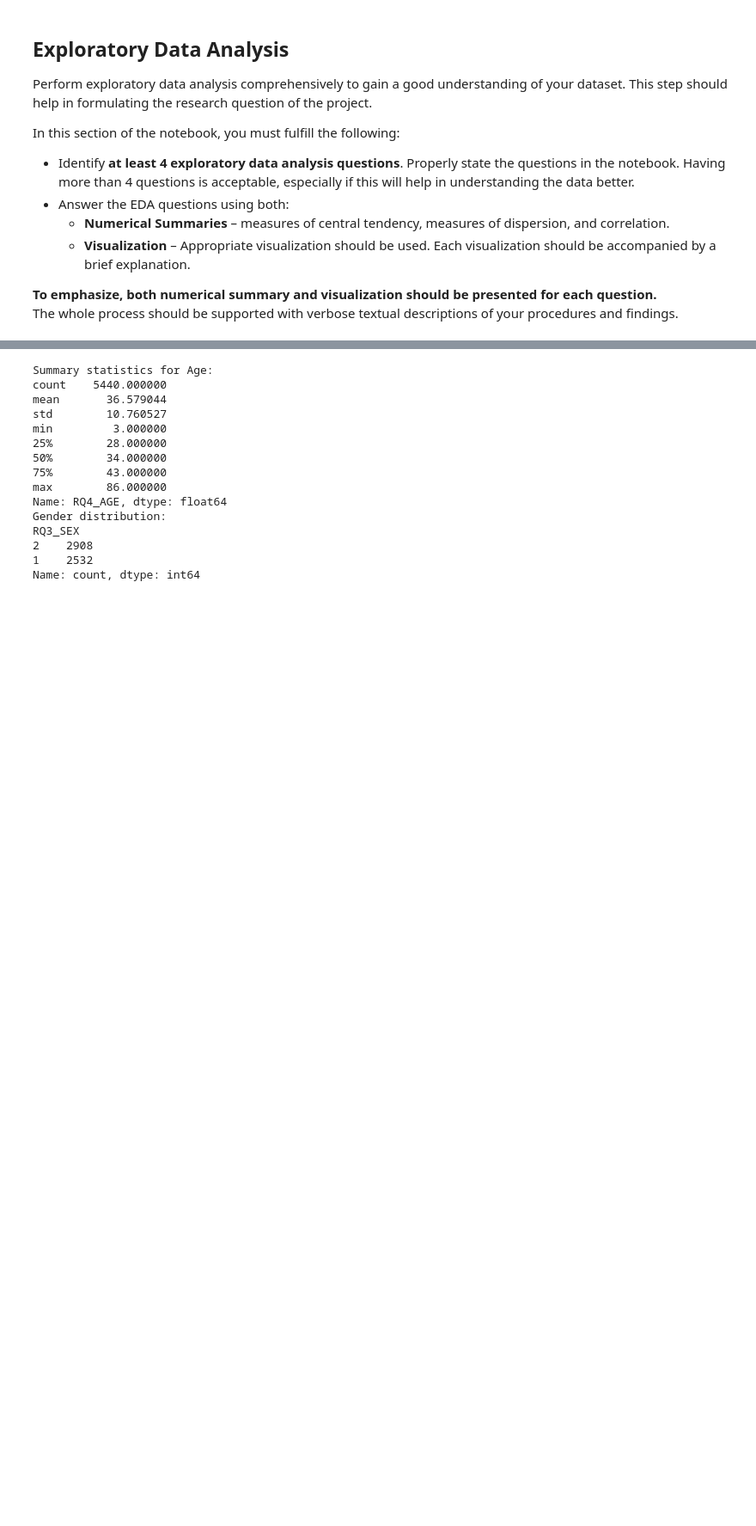
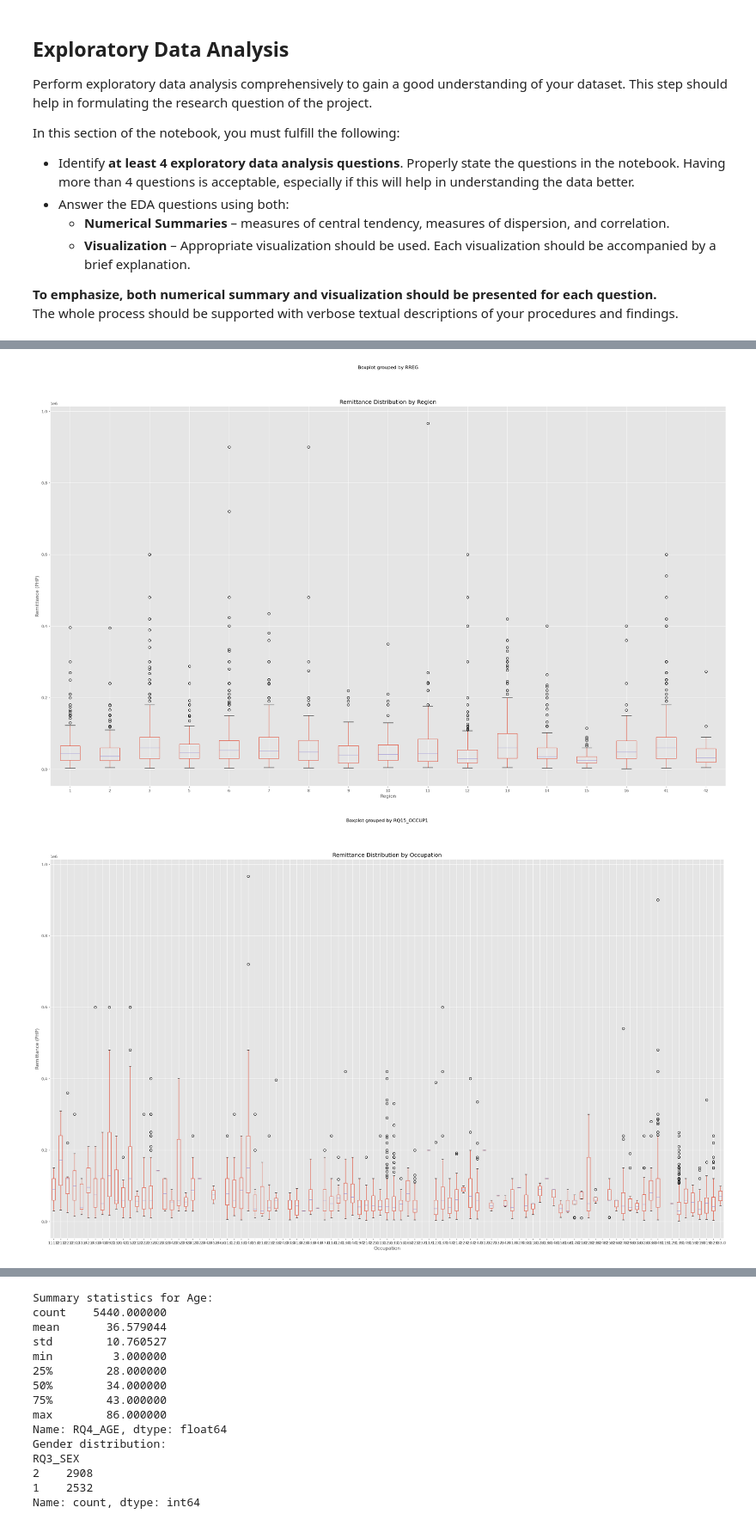
Before and after one commit to almiravelas/CSMODEL, a Jupyter notebook: Phase1.ipynb, the cells around one changed output, grey strips where cells are left out. Shown at 86% size. Saved outputs shown, nothing was run; the diff lists cells and outputs as text; code cells hidden in the pictures; blank space fills up the shorter version.

```diff
--- a/Phase1.ipynb
+++ b/Phase1.ipynb
@@ -145,0 +256,15 @@ data.describe()
+# %%
+data.boxplot(column='RQ22_CASHAMT', by='RREG', figsize=(30, 18))
+plt.title('Remittance Distribution by Region')
+plt.xlabel('Region')
+plt.ylabel('Remittance (PHP)')
+plt.show()
+
+data.boxplot(column='RQ22_CASHAMT', by='RQ15_OCCUP1', figsize=(30, 18))
+plt.title('Remittance Distribution by Occupation')
+plt.xlabel('Occupation')
+plt.ylabel('Remittance (PHP)')
+plt.show()
+# %% [output]
+[figure, added]
+[figure, added]
```
Also changed, not shown: parts of 24 cells of this notebook.
